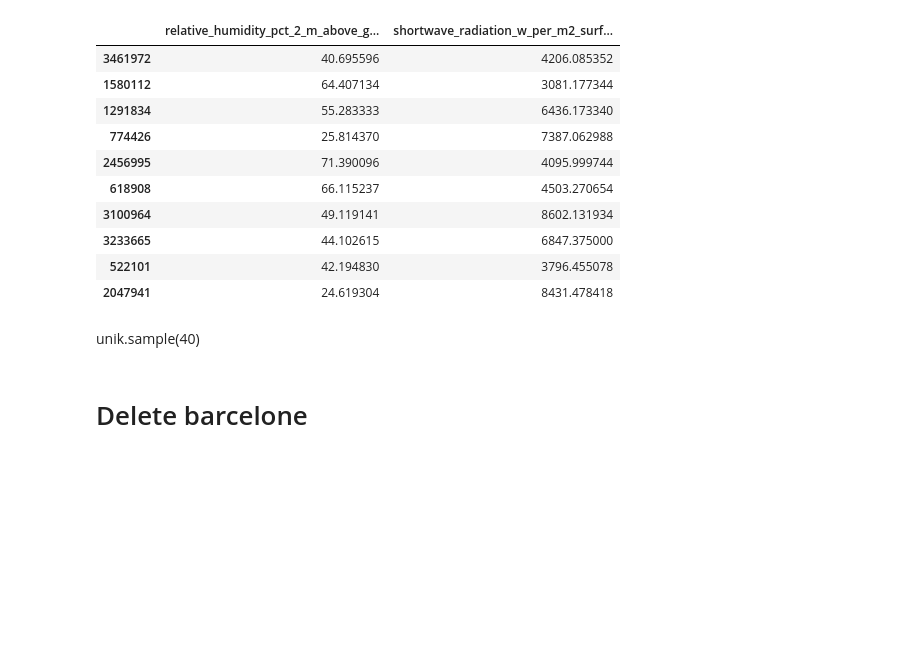
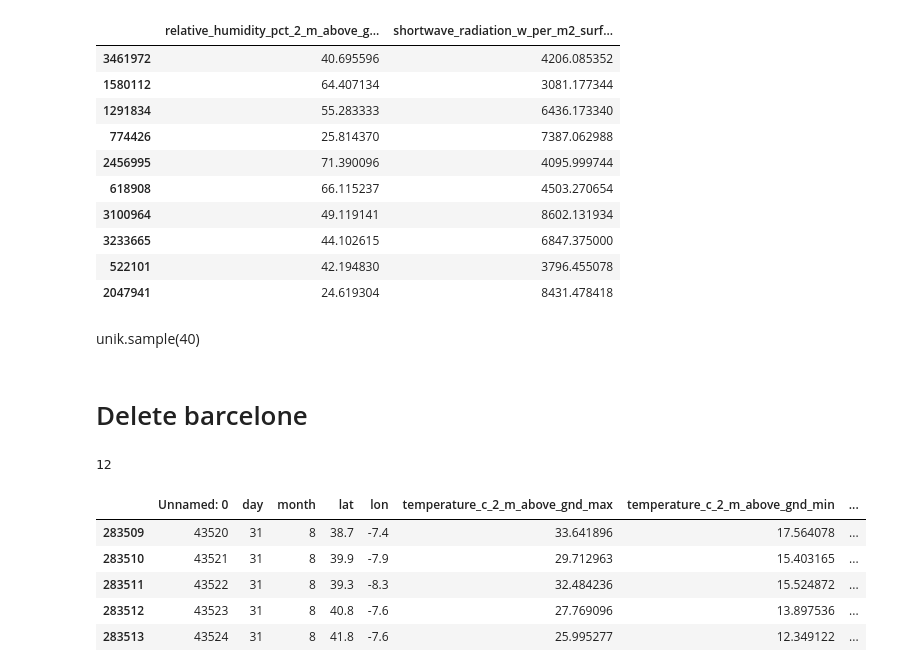
Before and after one commit to maxime-henry/WeatherApp, a Jupyter notebook: test.ipynb, the cells around one changed output. Saved outputs shown, nothing was run; the diff lists cells and outputs as text; code cells hidden in the pictures; blank space fills up the shorter version.

```diff
--- a/test.ipynb
+++ b/test.ipynb
@@ -292,3 +291,19 @@ data1 = pd.read_csv("ES.zip")
+# %%
+data1 = pd.read_csv("data\ES.zip")
+data2= pd.read_csv('PT.csv')
+# %%
+data1.month.max()
+# %% [output]
+12
+# %%
+data2.tail()
+# %% [output]
+|  | Unnamed: 0 | day | month | lat | lon | temperature_c_2_m_above_gnd_max | temperature_c_2_m_above_gnd_min | ... |
+| 283509 | 43520 | 31 | 8 | 38.7 | -7.4 | 33.641896 | 17.564078 | ... |
+| 283510 | 43521 | 31 | 8 | 39.9 | -7.9 | 29.712963 | 15.403165 | ... |
+| 283511 | 43522 | 31 | 8 | 39.3 | -8.3 | 32.484236 | 15.524872 | ... |
+| 283512 | 43523 | 31 | 8 | 40.8 | -7.6 | 27.769096 | 13.897536 | ... |
+| 283513 | 43524 | 31 | 8 | 41.8 | -7.6 | 25.995277 | 12.349122 | ... |
 # %%
 data2 = data1[(data1['lat']<40) | (data1['lon']<-4)]
 aggreg = data2.groupby(['lat', 'lon']).aggregate('mean').reset_index()
```
Also changed, not shown: parts of 5 cells of this notebook, 2 other files.
